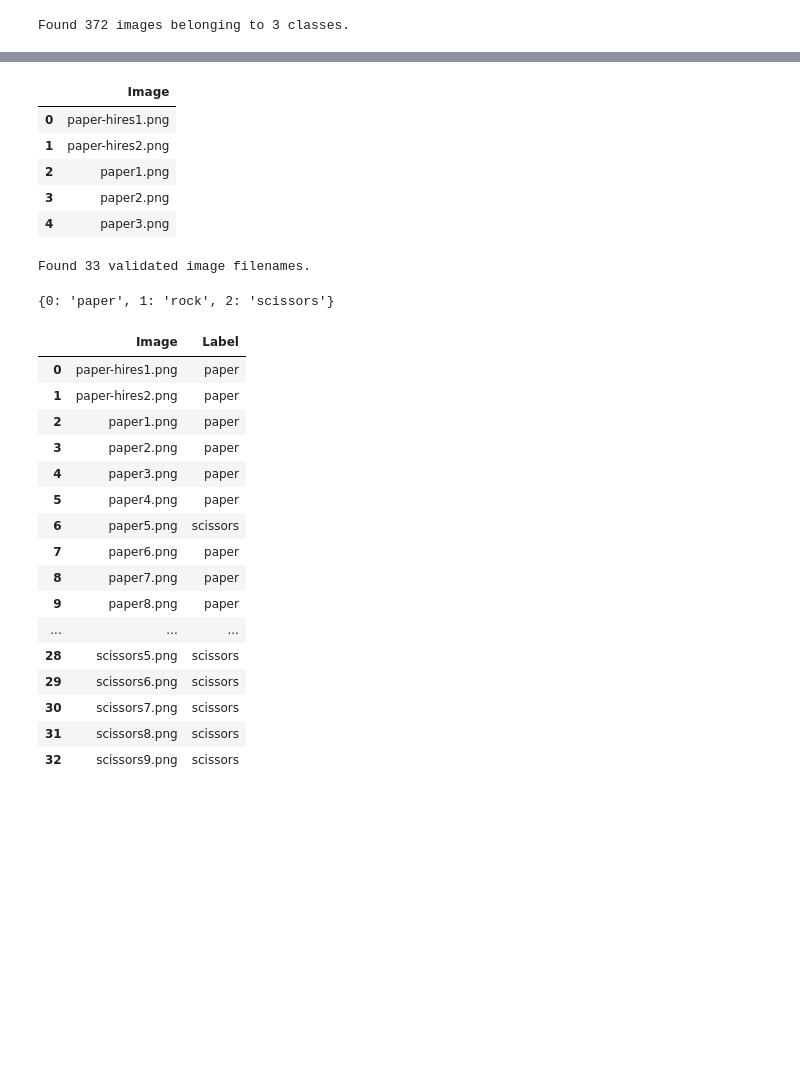
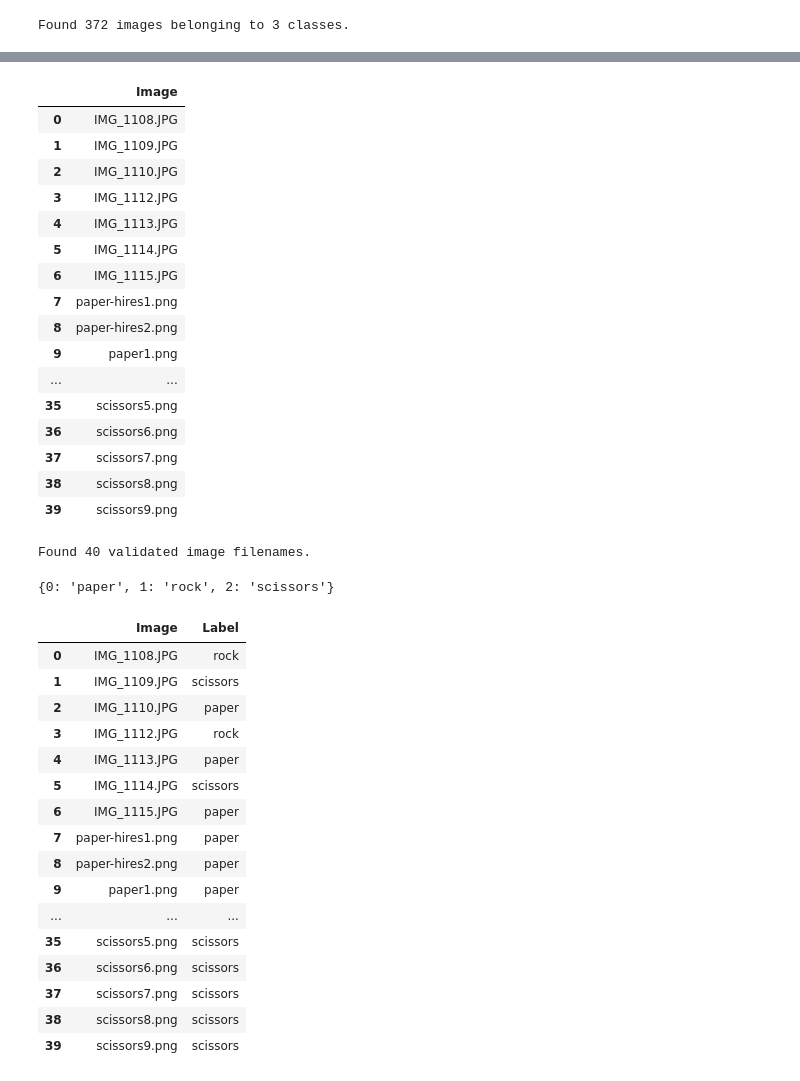
Before and after one commit to jcal0/EE258_Project, a Jupyter notebook: main.ipynb, the cells around one changed output, grey strips where cells are left out. Cells and saved outputs as stored; diff of their text form; code cells hidden in the pictures; blank space fills up the shorter version.

```diff
--- a/main.ipynb
+++ b/main.ipynb
@@ -197,21 +204,32 @@ plt.show()
 # %%
-test_img = os.listdir(os.path.join(val_dir))
+test_img = os.listdir(os.path.join(test_dir))
 
 test_df = pd.DataFrame({'Image': test_img})
-test_df.head()
+test_df
 # %% [output]
 |  | Image |
-| 0 | paper-hires1.png |
-| 1 | paper-hires2.png |
-| 2 | paper1.png |
-| 3 | paper2.png |
-| 4 | paper3.png |
+| 0 | IMG_1108.JPG |
+| 1 | IMG_1109.JPG |
+| 2 | IMG_1110.JPG |
+| 3 | IMG_1112.JPG |
+| 4 | IMG_1113.JPG |
+| 5 | IMG_1114.JPG |
+| 6 | IMG_1115.JPG |
+| 7 | paper-hires1.png |
+| 8 | paper-hires2.png |
+| 9 | paper1.png |
+| ... | ... |
+| 35 | scissors5.png |
+| 36 | scissors6.png |
+| 37 | scissors7.png |
+| 38 | scissors8.png |
+| 39 | scissors9.png |
 # %%
 test_gen = ImageDataGenerator(rescale=1./255)
 
 test_generator = test_gen.flow_from_dataframe(
     test_df,
-    val_dir,
+    test_dir,
     x_col = 'Image',
     y_col = None,
     class_mode = None,
@@ -220,7 +238,7 @@ test_generator = test_gen.flow_from_dataframe(
     shuffle = False
 )
 # %% [output]
-Found 33 validated image filenames.
+Found 40 validated image filenames.
 # %%
 predict = model.predict(test_generator, steps = int(np.ceil(33/20)))
 # %%
@@ -236,22 +254,22 @@ test_df['Label'] = test_df['Label'].replace(label_map)
 test_df
 # %% [output]
 |  | Image | Label |
-| 0 | paper-hires1.png | paper |
-| 1 | paper-hires2.png | paper |
-| 2 | paper1.png | paper |
-| 3 | paper2.png | paper |
-| 4 | paper3.png | paper |
-| 5 | paper4.png | paper |
-| 6 | paper5.png | scissors |
-| 7 | paper6.png | paper |
-| 8 | paper7.png | paper |
-| 9 | paper8.png | paper |
+| 0 | IMG_1108.JPG | rock |
+| 1 | IMG_1109.JPG | scissors |
+| 2 | IMG_1110.JPG | paper |
+| 3 | IMG_1112.JPG | rock |
+| 4 | IMG_1113.JPG | paper |
+| 5 | IMG_1114.JPG | scissors |
+| 6 | IMG_1115.JPG | paper |
+| 7 | paper-hires1.png | paper |
+| 8 | paper-hires2.png | paper |
+| 9 | paper1.png | paper |
 | ... | ... | ... |
-| 28 | scissors5.png | scissors |
-| 29 | scissors6.png | scissors |
-| 30 | scissors7.png | scissors |
-| 31 | scissors8.png | scissors |
-| 32 | scissors9.png | scissors |
+| 35 | scissors5.png | scissors |
+| 36 | scissors6.png | scissors |
+| 37 | scissors7.png | scissors |
+| 38 | scissors8.png | scissors |
+| 39 | scissors9.png | scissors |
 # %%
 test_df.Label.value_counts()
 # %% [output]
```
Also changed, not shown: parts of 18 cells of this notebook, 1 other file.
